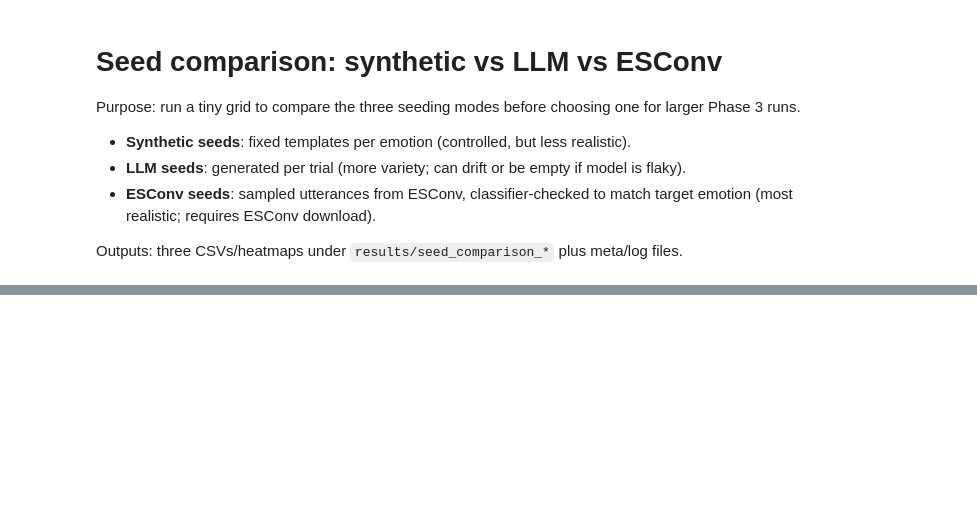
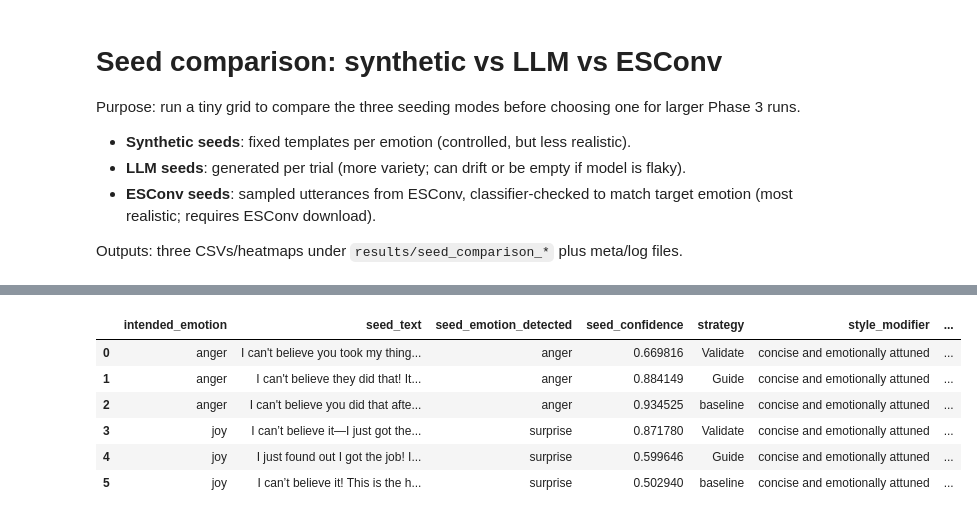
Before and after one commit to Javin-Mendiratta/Dynamic-Conversation, a Jupyter notebook: notebooks/seed_comparison_single_turn.ipynb, the cells around one changed output, grey strips where cells are left out. Saved outputs shown, nothing was run; the diff lists cells and outputs as text; code cells hidden in the pictures; blank space fills up the shorter version.

```diff
--- a/notebooks/seed_comparison_single_turn.ipynb
+++ b/notebooks/seed_comparison_single_turn.ipynb
@@ -84,0 +145,11 @@ df_syn, df_llm, df_esconv
+# %%
+# LLM SEEDING (we simply prompt it to express something with a certain emotion)
+df_llm
+# %% [output]
+|  | intended_emotion | seed_text | seed_emotion_detected | seed_confidence | strategy | style_modifier | ... |
+| 0 | anger | I can't believe you took my thing... | anger | 0.669816 | Validate | concise and emotionally attuned | ... |
+| 1 | anger | I can't believe they did that! It... | anger | 0.884149 | Guide | concise and emotionally attuned | ... |
+| 2 | anger | I can't believe you did that afte... | anger | 0.934525 | baseline | concise and emotionally attuned | ... |
+| 3 | joy | I can’t believe it—I just got the... | surprise | 0.871780 | Validate | concise and emotionally attuned | ... |
+| 4 | joy | I just found out I got the job! I... | surprise | 0.599646 | Guide | concise and emotionally attuned | ... |
+| 5 | joy | I can’t believe it! This is the h... | surprise | 0.502940 | baseline | concise and emotionally attuned | ... |
```
Also changed, not shown: parts of 5 cells of this notebook.
